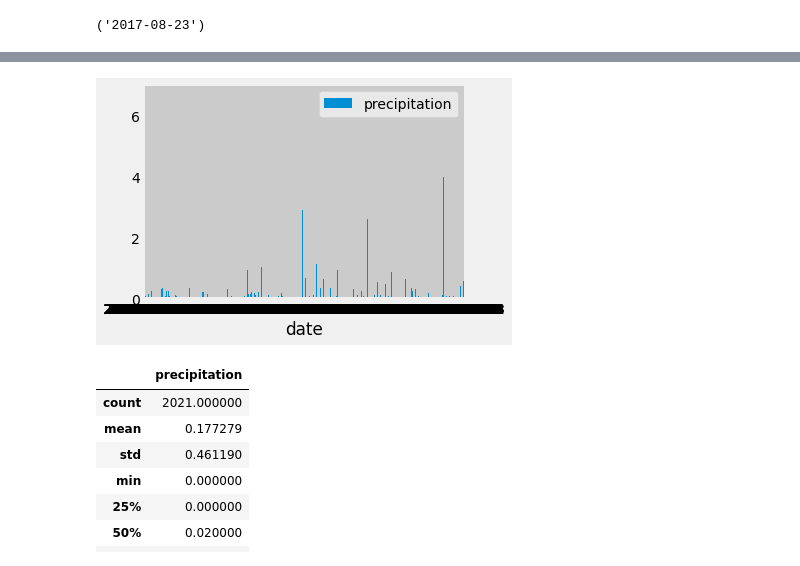
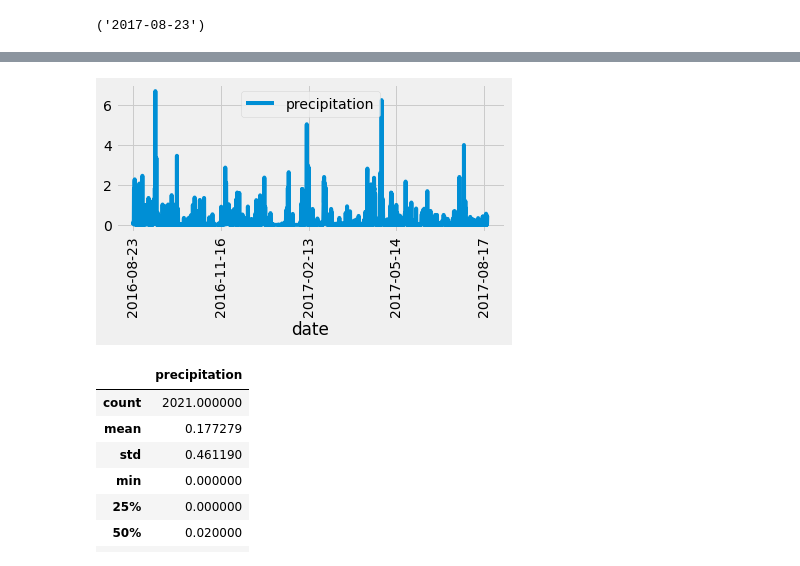
Before and after one commit to laurelwilliamson/sqlalchemy-challenge, a Jupyter notebook: climate_starter.ipynb, the cells around one changed output, grey strips where cells are left out. Saved outputs shown, nothing was run; the diff lists cells and outputs as text; code cells hidden in the pictures.

```diff
--- a/climate_starter.ipynb
+++ b/climate_starter.ipynb
@@ -36,7 +39,7 @@ measurement = Base.classes.measurement
 station = Base.classes.station
 # %%
 # Create our session (link) from Python to the DB
-session = Session(engine)
+session = Session(bind=engine)
 # %% [markdown]
 # Exploratory Precipitation Analysis
 # %%
@@ -65,9 +66,9 @@ newdf = olddf.dropna()
 # %%
-newdf.plot.bar(rot=0)
+newdf.plot(rot=90)
 plt.tight_layout()
 plt.show()
 # %% [output]
-[figure, old version]
+[figure, new version]
 # %%
 # Use Pandas to calcualte the summary statistics for the precipitation data
 summary = newdf.describe(include='all')
```
Also changed, not shown: parts of 4 cells of this notebook, 3 other files.
